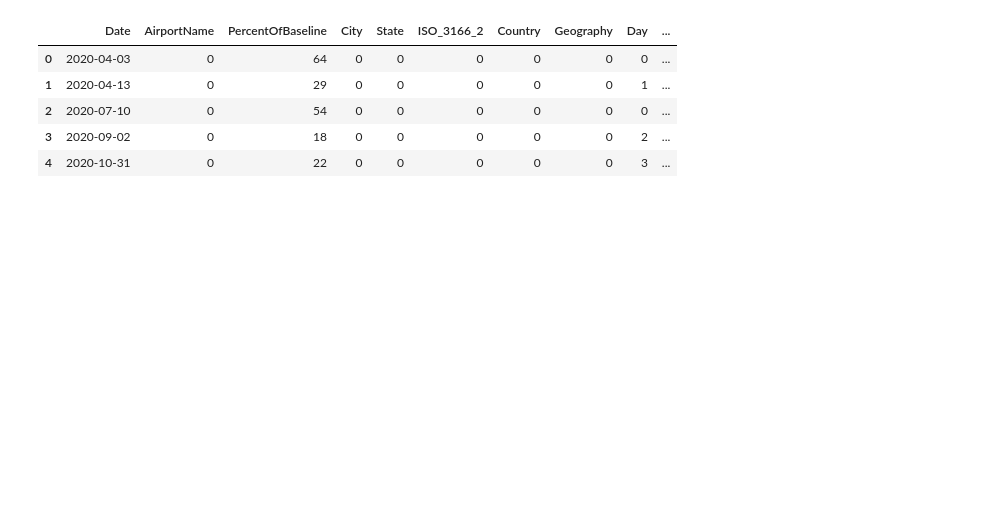
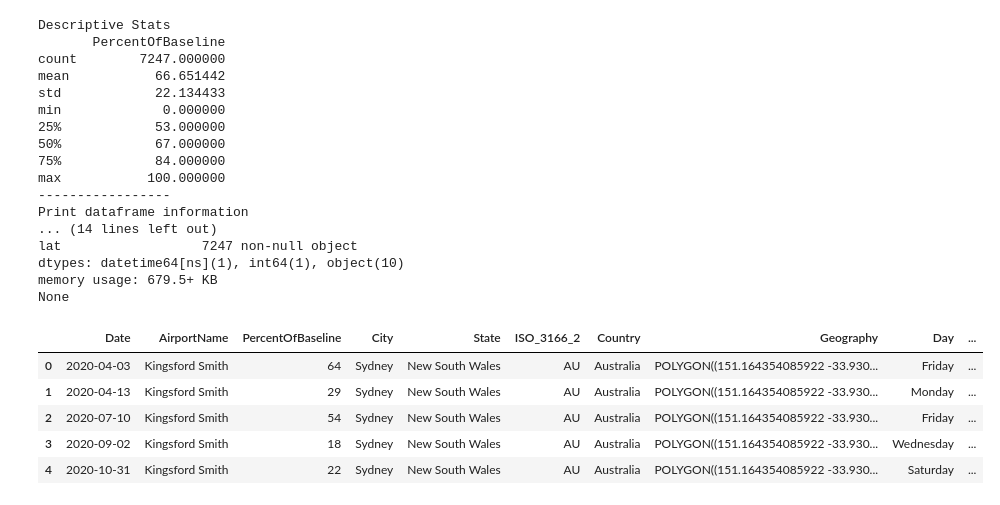
Before and after one commit to jayakrithi/airport-traffic-pattern, a Jupyter notebook: airport_traffic_analysis.ipynb, the cells around one changed output. Cells and saved outputs as stored; diff of their text form; code cells hidden in the pictures; blank space fills up the shorter version.

```diff
--- a/airport_traffic_analysis.ipynb
+++ b/airport_traffic_analysis.ipynb
@@ -45,8 +61,33 @@ df.isna().sum() # the number of null values or undefined values
 # %%
 # Displaying the basic stats
 print("Descriptive Stats")
 print(df.describe())
 print("-----------------")
 print("Print dataframe information")
 print(df.info())
+df.head()
+# %% [output]
+Descriptive Stats
+       PercentOfBaseline
+count        7247.000000
+mean           66.651442
+std            22.134433
+min             0.000000
+25%            53.000000
+50%            67.000000
+75%            84.000000
+max           100.000000
+-----------------
+Print dataframe information
+... (14 lines left out)
+lat                  7247 non-null object
+dtypes: datetime64[ns](1), int64(1), object(10)
+memory usage: 679.5+ KB
+None
+|  | Date | AirportName | PercentOfBaseline | City | State | ISO_3166_2 | Country | Geography | Day | ... |
+| 0 | 2020-04-03 | Kingsford Smith | 64 | Sydney | New South Wales | AU | Australia | POLYGON((151.164354085922 -33.930... | Friday | ... |
+| 1 | 2020-04-13 | Kingsford Smith | 29 | Sydney | New South Wales | AU | Australia | POLYGON((151.164354085922 -33.930... | Monday | ... |
+| 2 | 2020-07-10 | Kingsford Smith | 54 | Sydney | New South Wales | AU | Australia | POLYGON((151.164354085922 -33.930... | Friday | ... |
+| 3 | 2020-09-02 | Kingsford Smith | 18 | Sydney | New South Wales | AU | Australia | POLYGON((151.164354085922 -33.930... | Wednesday | ... |
+| 4 | 2020-10-31 | Kingsford Smith | 22 | Sydney | New South Wales | AU | Australia | POLYGON((151.164354085922 -33.930... | Saturday | ... |
 # %%
@@ -58,13 +99,3 @@ def Encode(df):
         for column in df.columns[~df.columns.isin(['PercentOfBaseline','Date'])]:
             df[column] = df[column].factorize()[0]
         return df
-# %%
-encoded_df = Encode(df.copy())
-encoded_df.head()
-# %% [output]
-|  | Date | AirportName | PercentOfBaseline | City | State | ISO_3166_2 | Country | Geography | Day | ... |
-| 0 | 2020-04-03 | 0 | 64 | 0 | 0 | 0 | 0 | 0 | 0 | ... |
-| 1 | 2020-04-13 | 0 | 29 | 0 | 0 | 0 | 0 | 0 | 1 | ... |
-| 2 | 2020-07-10 | 0 | 54 | 0 | 0 | 0 | 0 | 0 | 0 | ... |
-| 3 | 2020-09-02 | 0 | 18 | 0 | 0 | 0 | 0 | 0 | 2 | ... |
-| 4 | 2020-10-31 | 0 | 22 | 0 | 0 | 0 | 0 | 0 | 3 | ... |
```
Also changed, not shown: parts of 5 cells of this notebook.
